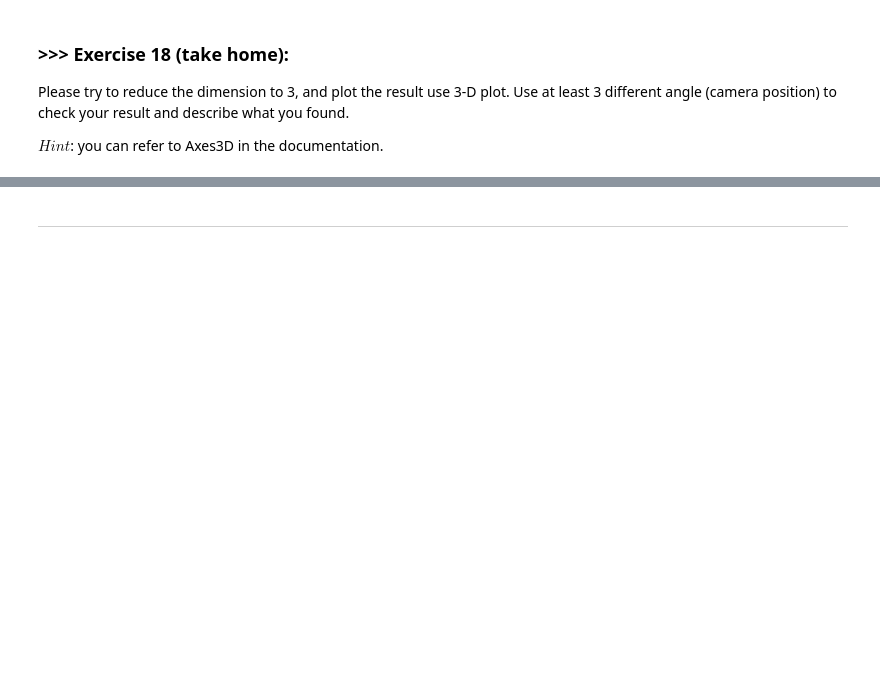
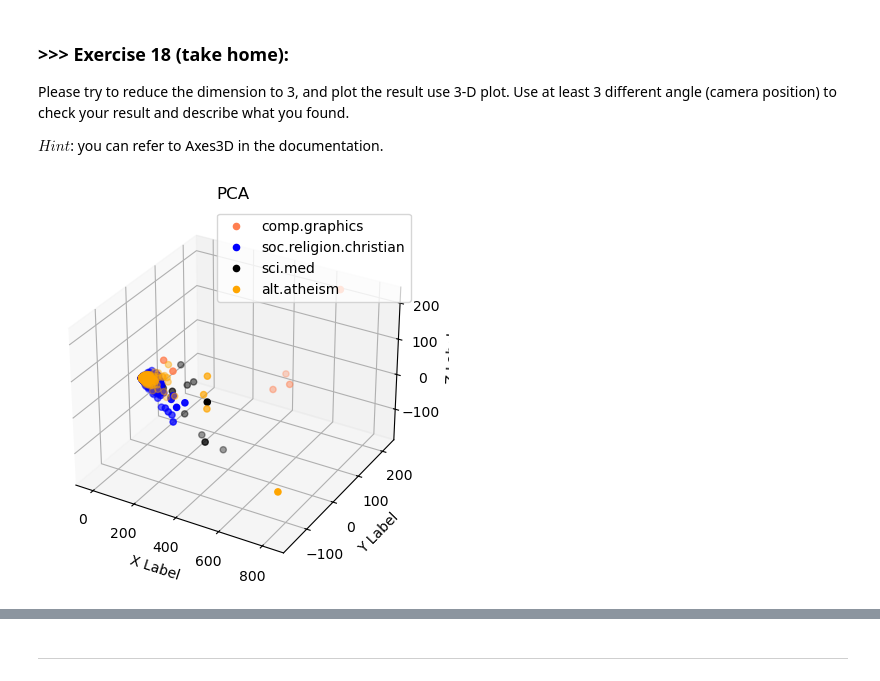
Before and after one commit to dennisyong/DM2024-Lab1-Master, a Jupyter notebook: DM2024-Lab1-Master.ipynb, the cells around one changed output, grey strips where cells are left out. Drawn from its saved outputs; the diff is of its cells as text; code cells hidden in the pictures; blank space fills up the shorter version.

```diff
--- a/DM2024-Lab1-Master.ipynb
+++ b/DM2024-Lab1-Master.ipynb
@@ -1990,0 +2042,32 @@ $Hint$: you can refer to Axes3D in the documentation.
+# %%
+# Answer here
+X_pca_aug = PCA(n_components=3).fit_transform(augmented_df.values)
+X_tsne_aug = TSNE(n_components=3).fit_transform(augmented_df.values)
+X_umap_aug = umap.UMAP(n_components=3).fit_transform(augmented_df.values)
+# %%
+#PCA
+import matplotlib.pyplot as plt
+import numpy as np
+
+col = ['coral', 'blue', 'black', 'orange']
+categories = X['category_name'].unique()
+
+fig = plt.figure()
+ax = fig.add_subplot(projection='3d')
+
+for c, category in zip(col, categories):
+    xs = X_pca_aug[X['category_name'] == category].T[0]
+    ys = X_pca_aug[X['category_name'] == category].T[1]
+    zs = X_pca_aug[X['category_name'] == category].T[2]
+    ax.scatter(xs, ys, zs,c=c, marker='o', label = category)
+
+ax.grid(color='gray', linestyle=':', linewidth=2, alpha=0.2)
+ax.set_title('PCA')
+ax.set_xlabel('X Label')
+ax.set_ylabel('Y Label')
+ax.set_zlabel('Z Label')
+ax.legend(loc='upper right')
+
+plt.show()
+# %% [output]
+[figure, added]
```
Also changed, not shown: parts of 15 cells of this notebook, 4 other files.
